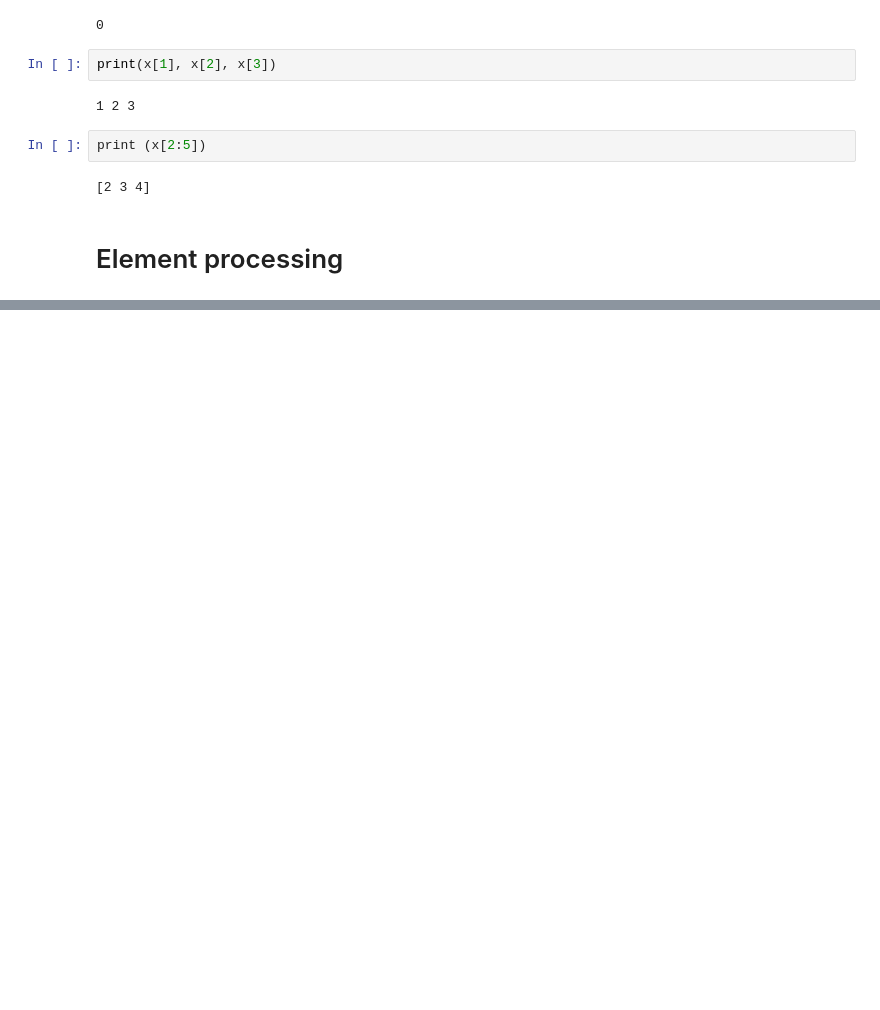
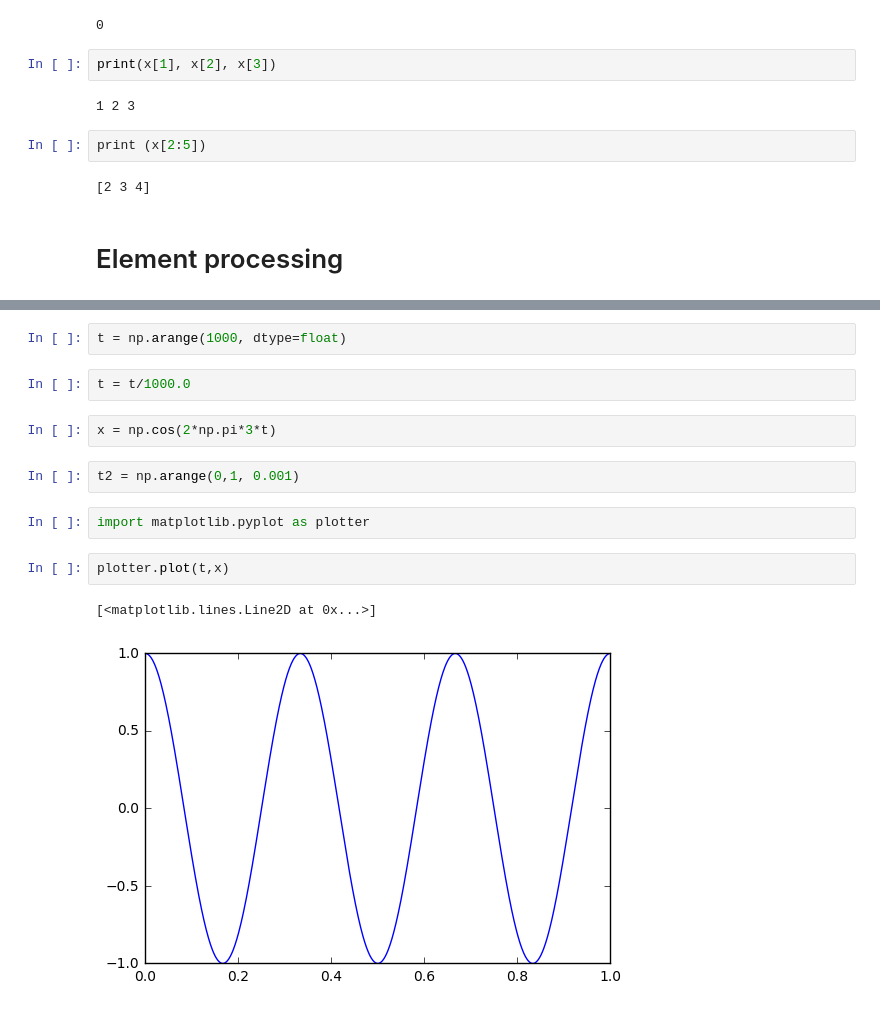
Before and after one commit to milorads/PythonBasics, a Jupyter notebook: First Part.ipynb, the cells around one changed output, grey strips where cells are left out. Saved outputs shown, nothing was run; the diff lists cells and outputs as text; blank space fills up the shorter version.

```diff
--- a/First Part.ipynb
+++ b/First Part.ipynb
@@ -81,0 +104,15 @@ print (x[2:5])
+# %%
+t = np.arange(1000, dtype=float)
+# %%
+t = t/1000.0
+# %%
+x = np.cos(2*np.pi*3*t)
+# %%
+t2 = np.arange(0,1, 0.001)
+# %%
+import matplotlib.pyplot as plotter
+# %%
+plotter.plot(t,x)
+# %% [output]
+[<matplotlib.lines.Line2D at 0x...>]
+[figure, added]
```
Also changed, not shown: parts of 36 cells of this notebook.
